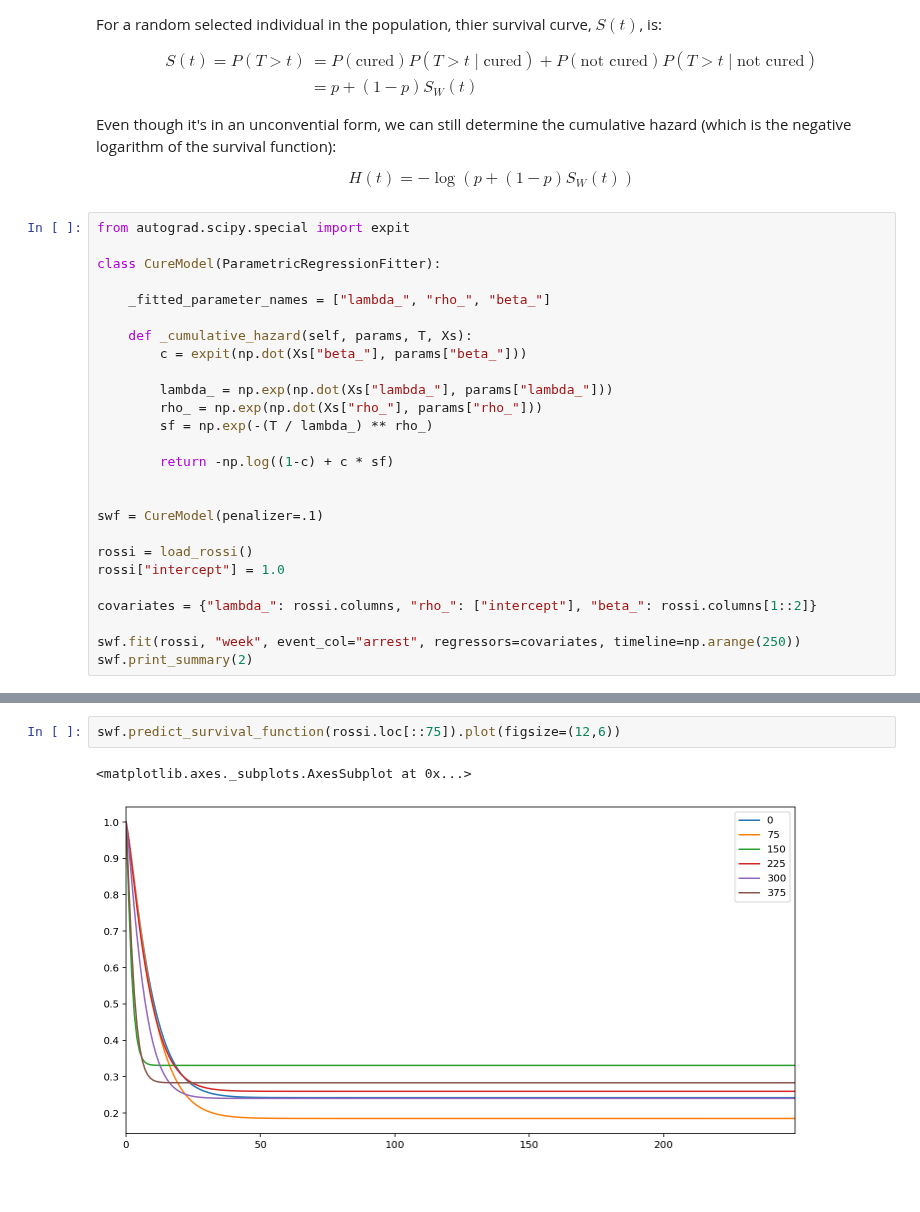
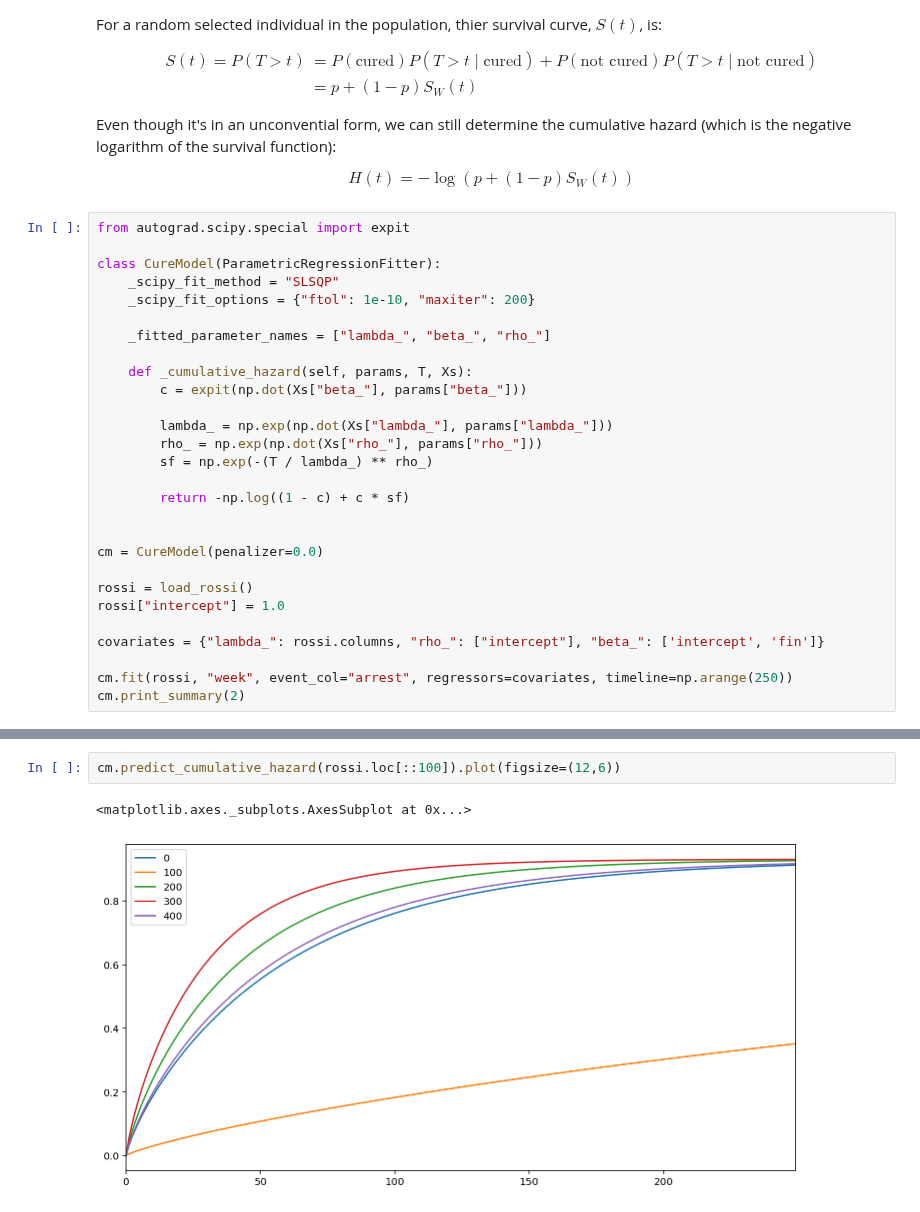
Before and after one commit to CamDavidsonPilon/lifelines, a Jupyter notebook: docs/jupyter_notebooks/Custom Regression Models.ipynb, the cells around one changed output, grey strips where cells are left out. Drawn from its saved outputs; the diff is of its cells as text; blank space fills up the shorter version.

```diff
--- a/docs/jupyter_notebooks/Custom Regression Models.ipynb
+++ b/docs/jupyter_notebooks/Custom Regression Models.ipynb
@@ -167,8 +163,10 @@ $$ H(t) =  -\log{\left(p + (1-p) S_W(t)\right)} $$
 from autograd.scipy.special import expit
 
 class CureModel(ParametricRegressionFitter):
+    _scipy_fit_method = "SLSQP"
+    _scipy_fit_options = {"ftol": 1e-10, "maxiter": 200}
 
-    _fitted_parameter_names = ["lambda_", "rho_", "beta_"]
+    _fitted_parameter_names = ["lambda_", "beta_", "rho_"]
 
     def _cumulative_hazard(self, params, T, Xs):
         c = expit(np.dot(Xs["beta_"], params["beta_"]))
@@ -177,18 +175,18 @@ class CureModel(ParametricRegressionFitter):
         rho_ = np.exp(np.dot(Xs["rho_"], params["rho_"]))
         sf = np.exp(-(T / lambda_) ** rho_)
 
-        return -np.log((1-c) + c * sf)
+        return -np.log((1 - c) + c * sf)
 
 
-swf = CureModel(penalizer=.1)
+cm = CureModel(penalizer=0.0)
 
 rossi = load_rossi()
 rossi["intercept"] = 1.0
 
-covariates = {"lambda_": rossi.columns, "rho_": ["intercept"], "beta_": rossi.columns[1::2]}
+covariates = {"lambda_": rossi.columns, "rho_": ["intercept"], "beta_": ['intercept', 'fin']}
 
-swf.fit(rossi, "week", event_col="arrest", regressors=covariates, timeline=np.arange(250))
-swf.print_summary(2)
+cm.fit(rossi, "week", event_col="arrest", regressors=covariates, timeline=np.arange(250))
+cm.print_summary(2)
 # %% [output]
 | model | lifelines.CureModel |
 | duration col | 'week' |
@@ -215,8 +211,8 @@ swf.print_summary(2)
 # %%
-swf.predict_survival_function(rossi.loc[::75]).plot(figsize=(12,6))
+cm.predict_cumulative_hazard(rossi.loc[::100]).plot(figsize=(12,6))
 # %% [output]
 <matplotlib.axes._subplots.AxesSubplot at 0x...>
-[figure, old version]
+[figure, new version]
 # %%
 # what's the effect on the survival curve if I vary "age"
 fig, ax = plt.subplots(figsize=(12, 6))
```
Also changed, not shown: parts of 7 cells of this notebook, 4 other files.
